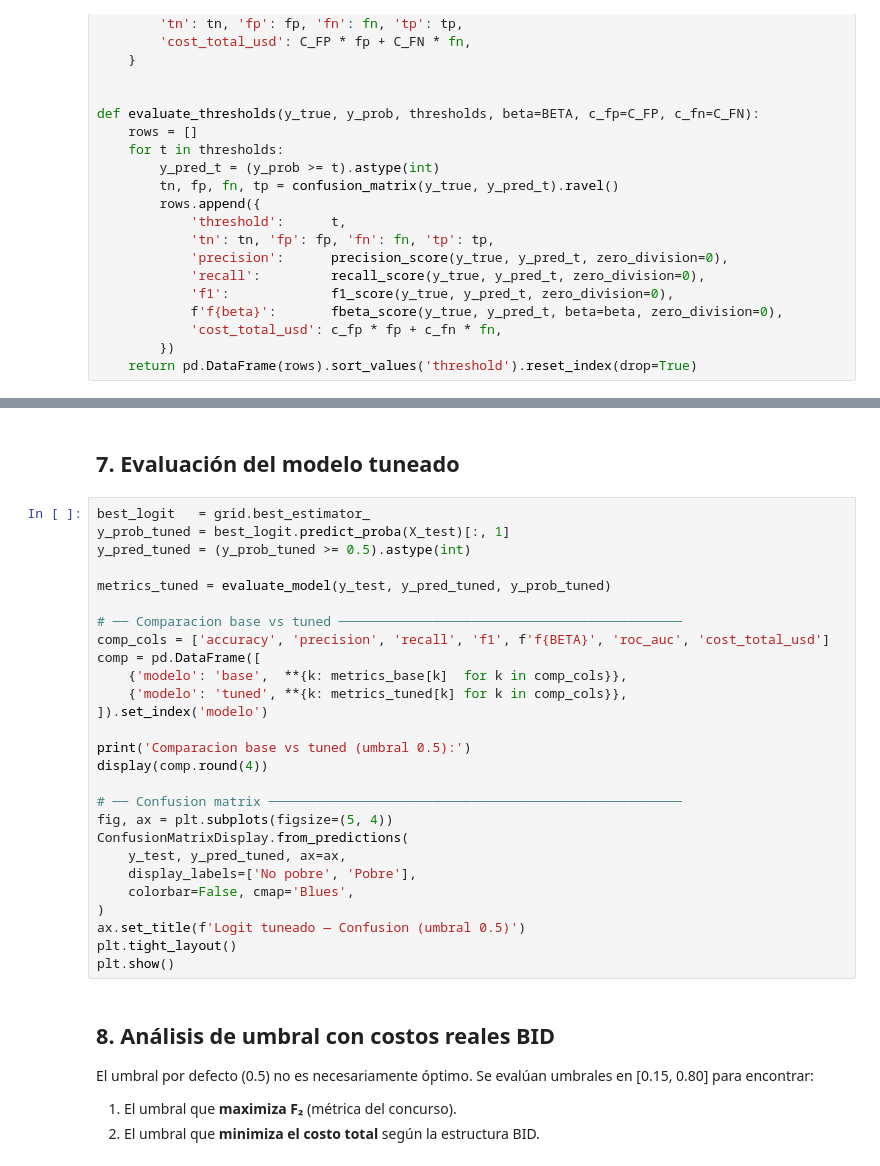
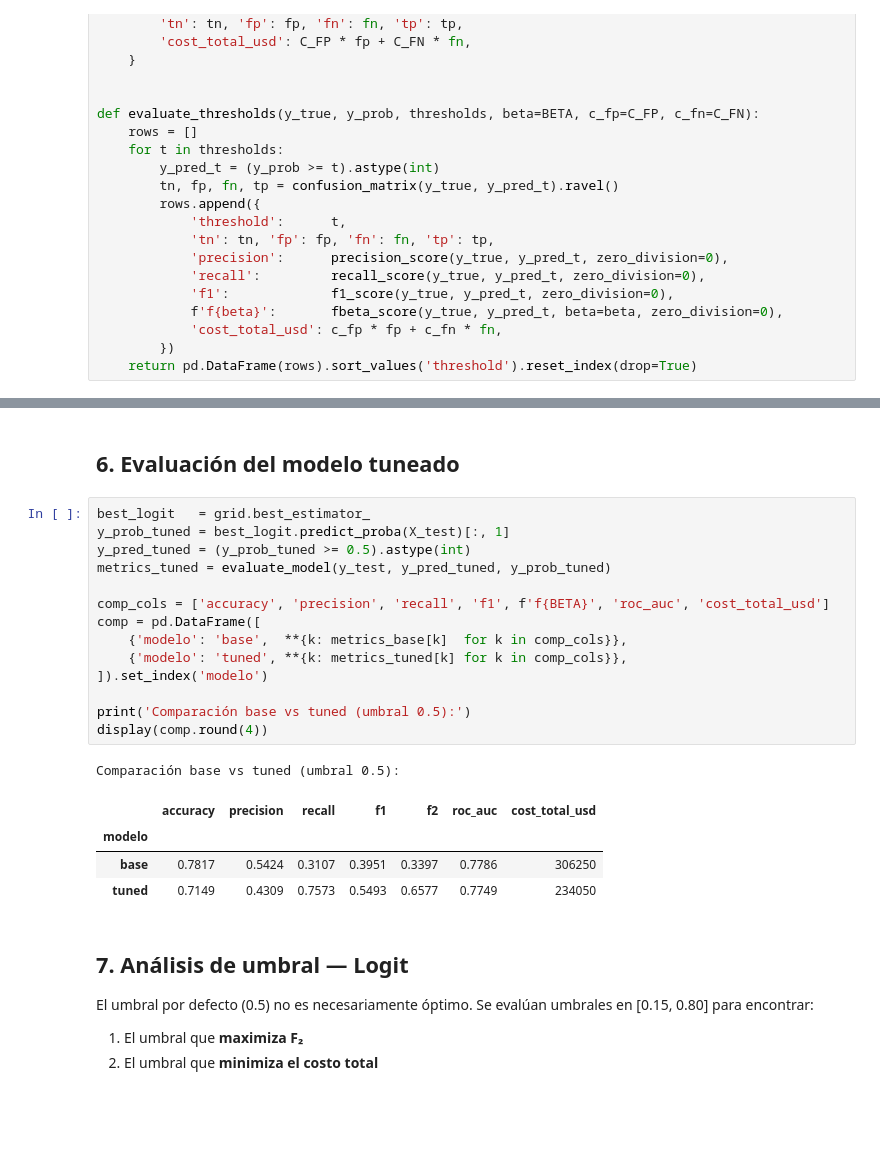
Before and after one commit to darc-17/Sandbox_HE2_DavidRodriguez, a Jupyter notebook: Taller 1/Punto 1. Clasificacion para Focalización de Programas Sociales/modelamiento_punto1.ipynb, the cells around one changed output, grey strips where cells are left out. Drawn from its saved outputs; the diff is of its cells as text; blank space fills up the shorter version.

```diff
--- a/Taller 1/Punto 1. Clasificacion para Focalización de Programas Sociales/modelamiento_punto1.ipynb
+++ b/Taller 1/Punto 1. Clasificacion para Focalización de Programas Sociales/modelamiento_punto1.ipynb
@@ -261,38 +233,31 @@ print(f'Mejor F{BETA} en CV      : {grid.best_score_:.4f}')
 # %% [markdown]
-## 7. Evaluación del modelo tuneado
+## 6. Evaluación del modelo tuneado
 # %%
 best_logit   = grid.best_estimator_
 y_prob_tuned = best_logit.predict_proba(X_test)[:, 1]
 y_pred_tuned = (y_prob_tuned >= 0.5).astype(int)
-
 metrics_tuned = evaluate_model(y_test, y_pred_tuned, y_prob_tuned)
 
-# ── Comparacion base vs tuned ────────────────────────────────────────────
 comp_cols = ['accuracy', 'precision', 'recall', 'f1', f'f{BETA}', 'roc_auc', 'cost_total_usd']
 comp = pd.DataFrame([
     {'modelo': 'base',  **{k: metrics_base[k]  for k in comp_cols}},
     {'modelo': 'tuned', **{k: metrics_tuned[k] for k in comp_cols}},
 ]).set_index('modelo')
 
-print('Comparacion base vs tuned (umbral 0.5):')
+print('Comparación base vs tuned (umbral 0.5):')
 display(comp.round(4))
-
-# ── Confusion matrix ─────────────────────────────────────────────────────
-fig, ax = plt.subplots(figsize=(5, 4))
-ConfusionMatrixDisplay.from_predictions(
-    y_test, y_pred_tuned, ax=ax,
-    display_labels=['No pobre', 'Pobre'],
-    colorbar=False, cmap='Blues',
-)
-ax.set_title(f'Logit tuneado — Confusion (umbral 0.5)')
-plt.tight_layout()
-plt.show()
+# %% [output]
+Comparación base vs tuned (umbral 0.5):
+|  | accuracy | precision | recall | f1 | f2 | roc_auc | cost_total_usd |
+| modelo |  |  |  |  |  |  |  |
+| base | 0.7817 | 0.5424 | 0.3107 | 0.3951 | 0.3397 | 0.7786 | 306250 |
+| tuned | 0.7149 | 0.4309 | 0.7573 | 0.5493 | 0.6577 | 0.7749 | 234050 |
 # %% [markdown]
-## 8. Análisis de umbral con costos reales BID
+## 7. Análisis de umbral — Logit
 
 El umbral por defecto (0.5) no es necesariamente óptimo. Se evalúan umbrales en [0.15, 0.80] para encontrar:
-1. El umbral que **maximiza F₂** (métrica del concurso).
-2. El umbral que **minimiza el costo total** según la estructura BID.
+1. El umbral que **maximiza F₂**
+2. El umbral que **minimiza el costo total**
 # %%
 thresholds = np.arange(0.15, 0.80, 0.05).round(2)
 thresh_df  = evaluate_thresholds(y_test, y_prob_tuned, thresholds)
```
Also changed, not shown: parts of 23 cells of this notebook, 1 other file.
